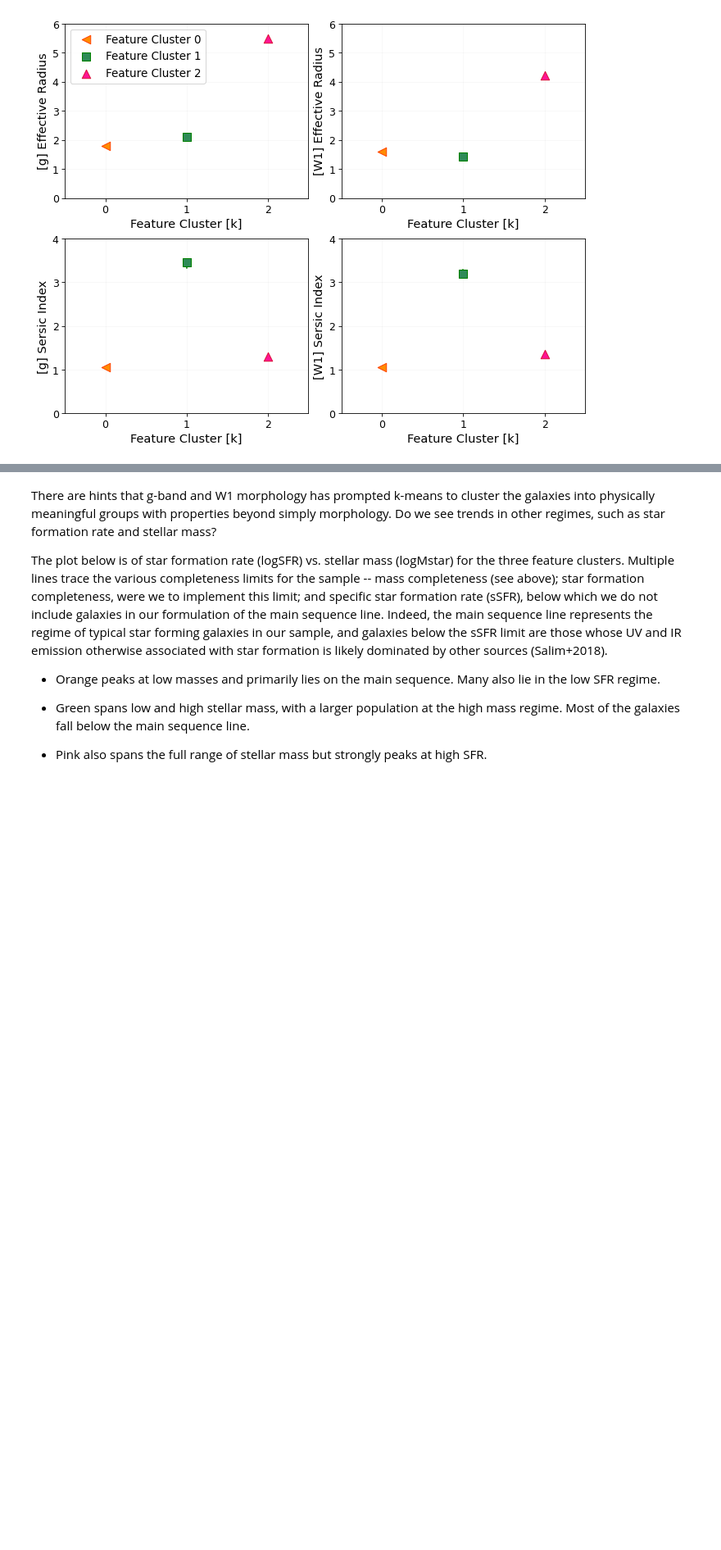
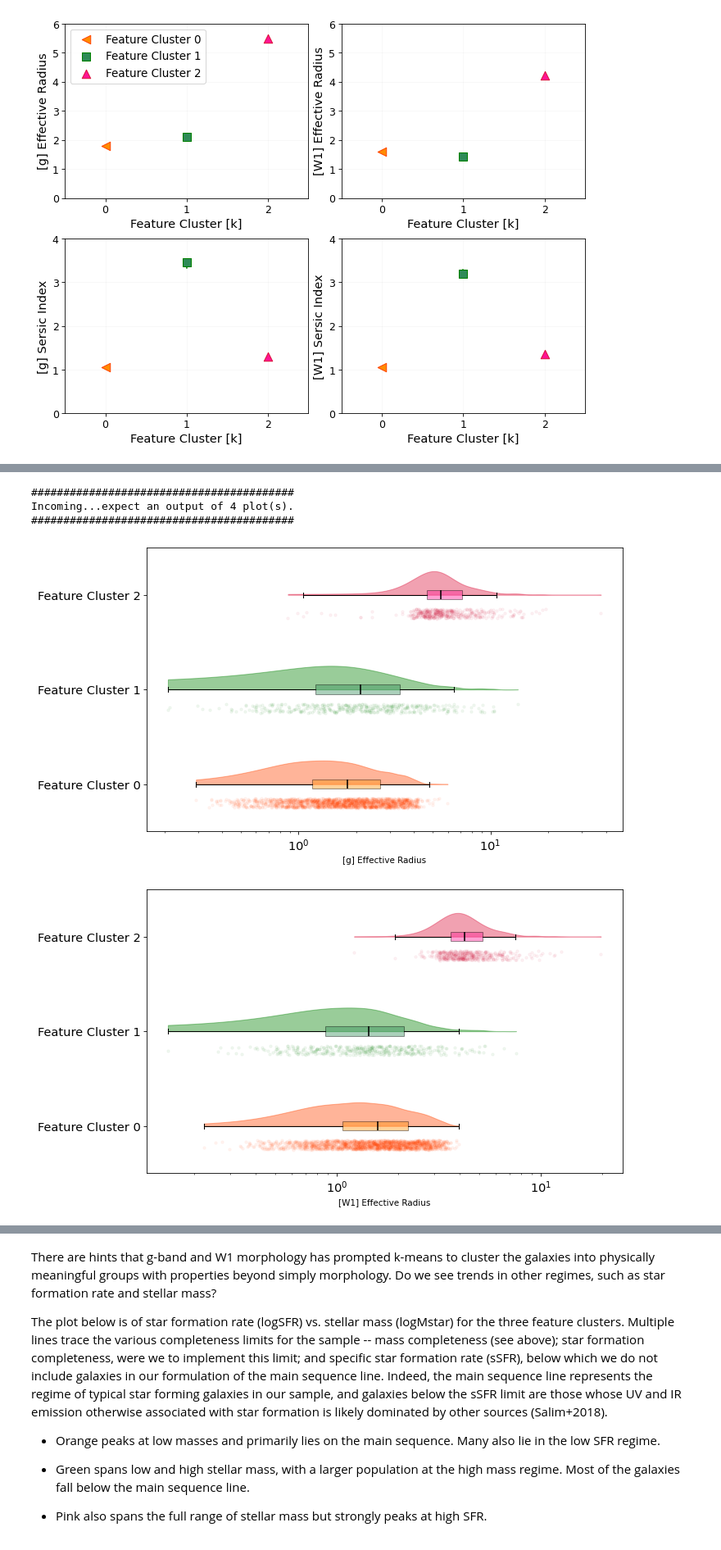
Before and after one commit to gammaspire/machine-learning, a Jupyter notebook: galaxy_feature_clustering/feature_clustering.ipynb, the cells around one changed output, grey strips where cells are left out. Shown at 82% size. Cells and saved outputs as stored; diff of their text form; code cells hidden in the pictures; blank space fills up the shorter version.

```diff
--- a/galaxy_feature_clustering/feature_clustering.ipynb
+++ b/galaxy_feature_clustering/feature_clustering.ipynb
@@ -198,0 +215,9 @@ plot_group_features(cluster_summary, layout_dict=params.LAYOUT_DICT)
+# %%
+feature_rainclouds(df, feature_list=['CRE_g_unscaled', 'CRE_W1-fixBA_unscaled',
+                                     'CN_g_unscaled','CN_W1-fixBA_unscaled'])
+# %% [output]
+#########################################
+Incoming...expect an output of 4 plot(s).
+#########################################
+[figure, added]
+[figure, added]
```
Also changed, not shown: parts of 5 cells of this notebook, 3 other files.
